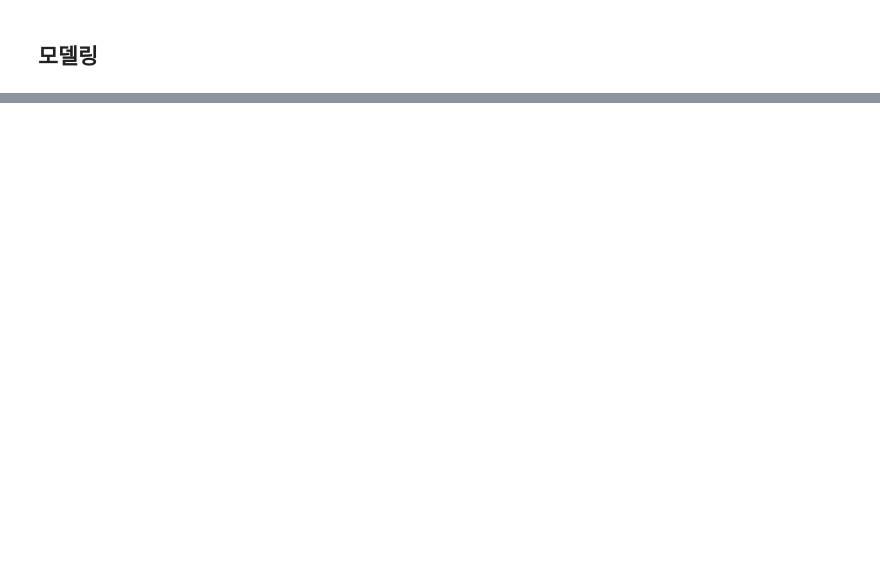
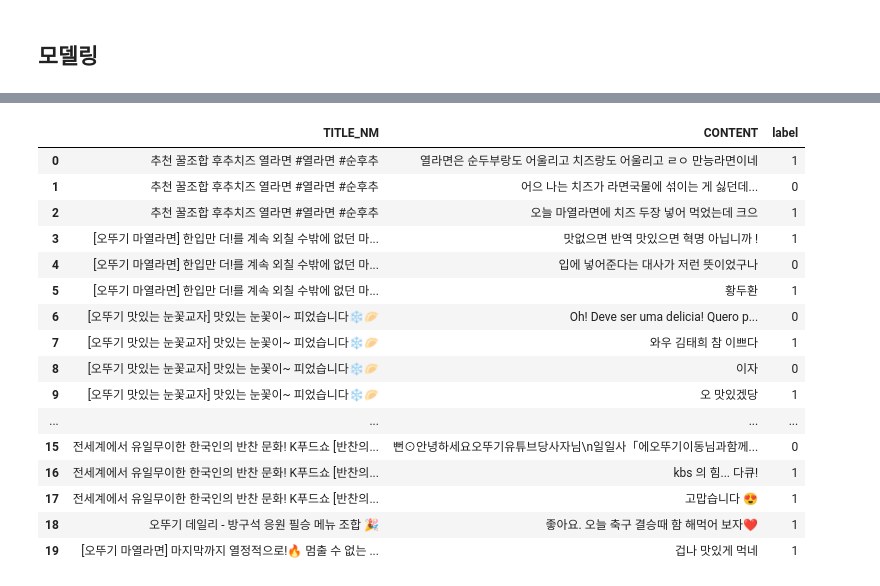
Before and after one commit to badro97/NLP_Practice, a Jupyter notebook: BERT_감성분석.ipynb, the cells around one changed output, grey strips where cells are left out. Saved outputs shown, nothing was run; the diff lists cells and outputs as text; code cells hidden in the pictures; blank space fills up the shorter version.

```diff
--- a/BERT_감성분석.ipynb
+++ b/BERT_감성분석.ipynb
@@ -190,0 +237,4 @@ array([[0.99759644, 0.00240352]], dtype=float32)
+# %%
+
+df = pd.read_csv('/content/drive/MyDrive/ML_TFT/Youtube_Comment.csv')
+df.head()
@@ -190,0 +260,4 @@ array([[0.99759644, 0.00240352]], dtype=float32)
+# %%
+df.dropna(inplace=True)
+df.reset_index(drop=True, inplace=True)
+df.info()
@@ -190,0 +279,44 @@ array([[0.99759644, 0.00240352]], dtype=float32)
+# %%
+import gc
+
+
+# 배치 크기
+batch_size = 128
+
+results = []
+
+for i in tqdm(range(0, len(df), batch_size)):
+
+    batch = df['CONTENT'][i:i+batch_size].tolist()
+    tensor = model2(batch)
+    numpy_array = tensor.numpy()
+
+    batch_results = np.argmax(numpy_array, axis=1).tolist()
+    results.extend(batch_results)
+
+    del batch, tensor, numpy_array, batch_results
+
+    # 가비지 컬렉터 실행
+    gc.collect()
+# %%
+df['label'] = results
+# %%
+df.head(20)
+# %% [output]
+|  | TITLE_NM | CONTENT | label |
+| 0 | 추천 꿀조합 후추치즈 열라면 #열라면 #순후추 | 열라면은 순두부랑도 어울리고 치즈랑도 어울리고 ㄹㅇ 만능라면이네 | 1 |
+| 1 | 추천 꿀조합 후추치즈 열라면 #열라면 #순후추 | 어으 나는 치즈가 라면국물에 섞이는 게 싫던데... | 0 |
+| 2 | 추천 꿀조합 후추치즈 열라면 #열라면 #순후추 | 오늘 마열라면에 치즈 두장 넣어 먹었는데 크으 | 1 |
+| 3 | [오뚜기 마열라면] 한입만 더!를 계속 외칠 수밖에 없던 마... | 맛없으면 반역 맛있으면 혁명 아닙니까 ! | 1 |
+| 4 | [오뚜기 마열라면] 한입만 더!를 계속 외칠 수밖에 없던 마... | 입에 넣어준다는 대사가 저런 뜻이었구나 | 0 |
+| 5 | [오뚜기 마열라면] 한입만 더!를 계속 외칠 수밖에 없던 마... | 황두환 | 1 |
+| 6 | [오뚜기 맛있는 눈꽃교자] 맛있는 눈꽃이~ 피었습니다❄️🥟 | Oh! Deve ser uma delicia! Quero p... | 0 |
+| 7 | [오뚜기 맛있는 눈꽃교자] 맛있는 눈꽃이~ 피었습니다❄️🥟 | 와우 김태희 참 이쁘다 | 1 |
+| 8 | [오뚜기 맛있는 눈꽃교자] 맛있는 눈꽃이~ 피었습니다❄️🥟 | 이자 | 0 |
+| 9 | [오뚜기 맛있는 눈꽃교자] 맛있는 눈꽃이~ 피었습니다❄️🥟 | 오 맛있겠당 | 1 |
+| ... | ... | ... | ... |
+| 15 | 전세계에서 유일무이한 한국인의 반찬 문화! K푸드쇼 [반찬의... | 뻔⊙안녕하세요오뚜기유튜브당사자님\n일일사「에오뚜기이동님과함께... | 0 |
+| 16 | 전세계에서 유일무이한 한국인의 반찬 문화! K푸드쇼 [반찬의... | kbs 의 힘... 다큐! | 1 |
+| 17 | 전세계에서 유일무이한 한국인의 반찬 문화! K푸드쇼 [반찬의... | 고맙습니다 😍 | 1 |
+| 18 | 오뚜기 데일리 - 방구석 응원 필승 메뉴 조합 🎉 | 좋아요. 오늘 축구 결승때 함 해먹어 보자❤ | 1 |
+| 19 | [오뚜기 마열라면] 마지막까지 열정적으로!🔥 멈출 수 없는 ... | 겁나 맛있게 먹네 | 1 |
```
Also changed, not shown: parts of 23 cells of this notebook, 2 other files.
